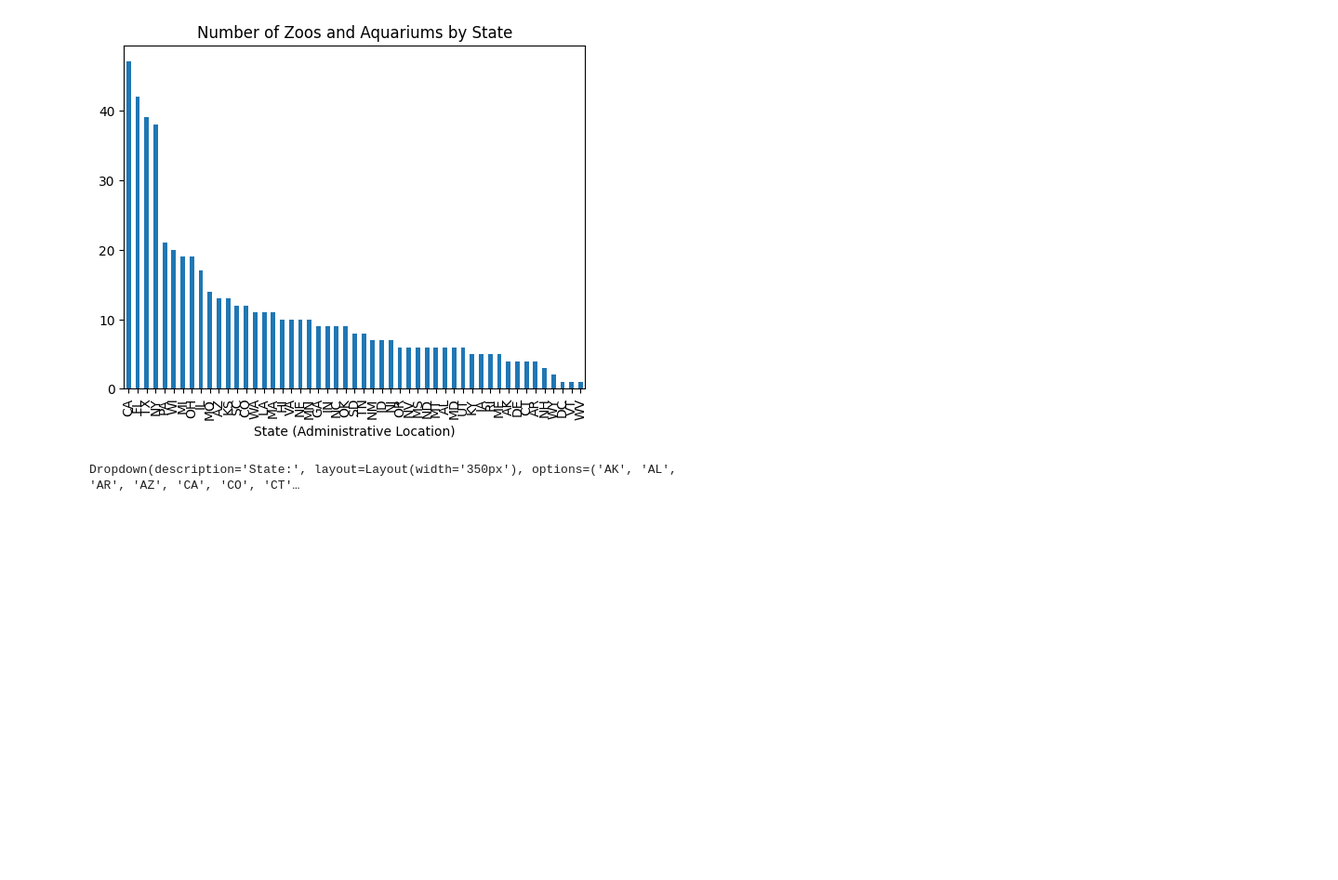
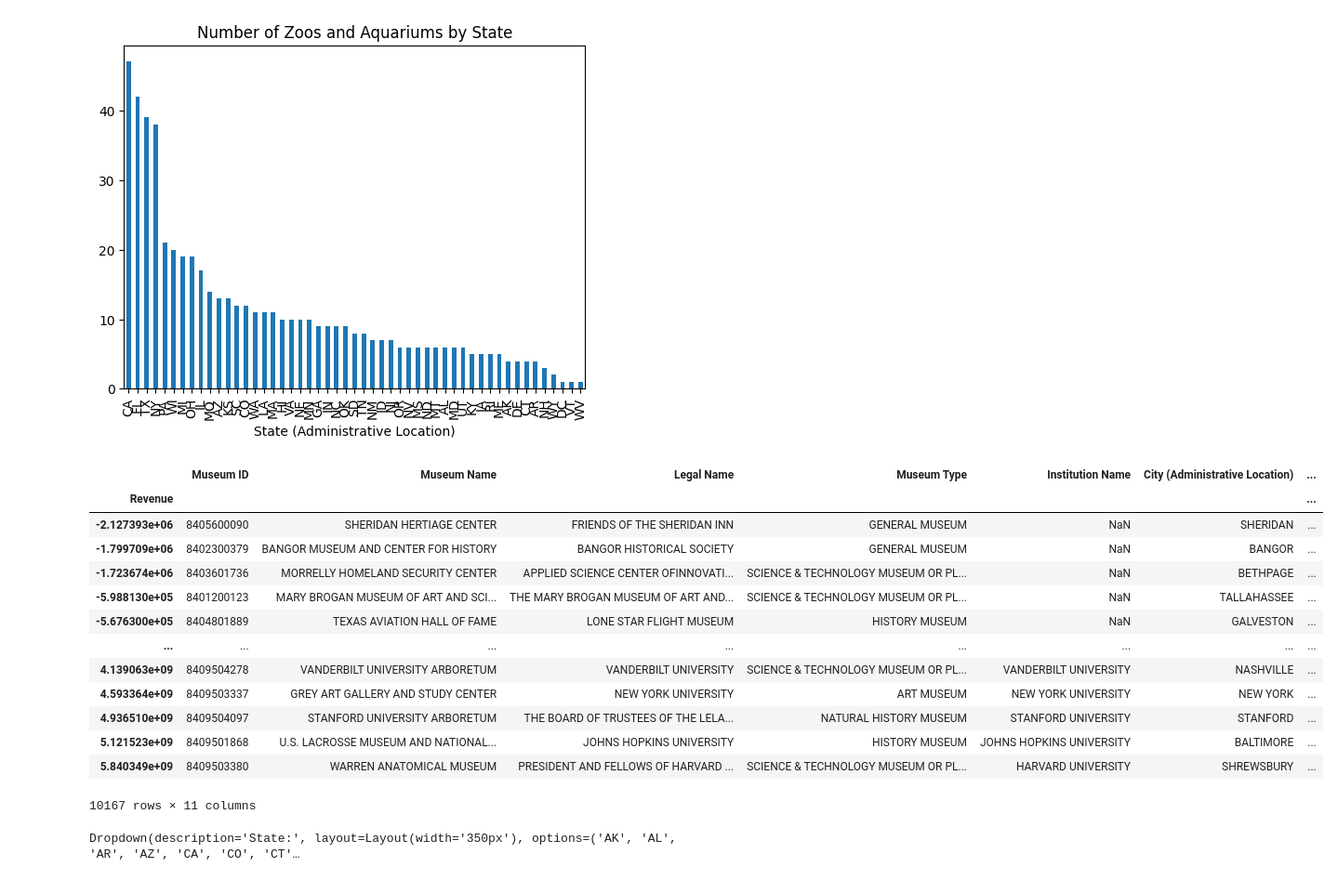
Before and after one commit to SevenDot0-Week5/MuseumsNotebook, a Jupyter notebook: MuseumNotes.ipynb, the cells around one changed output. Shown at 93% size. Saved outputs shown, nothing was run; the diff lists cells and outputs as text; code cells hidden in the pictures; blank space fills up the shorter version.

Commit message:
Harvard file highest

```diff
--- a/MuseumNotes.ipynb
+++ b/MuseumNotes.ipynb
@@ -154,6 +156,23 @@ s_zoo_aqua.plot(x='State (Administrative Location)', y='Count', kind='bar', lege
 # %% [output]
 <Axes: title={'center': 'Number of Zoos and Aquariums by State'}, xlabel='State (Administrative Location)'>
 [figure]
+# %%
+clean_copy.groupby('Revenue').max()
+# %% [output]
+|  | Museum ID | Museum Name | Legal Name | Museum Type | Institution Name | City (Administrative Location) | ... |
+| Revenue |  |  |  |  |  |  | ... |
+| -2.127393e+06 | 8405600090 | SHERIDAN HERTIAGE CENTER | FRIENDS OF THE SHERIDAN INN | GENERAL MUSEUM | NaN | SHERIDAN | ... |
+| -1.799709e+06 | 8402300379 | BANGOR MUSEUM AND CENTER FOR HISTORY | BANGOR HISTORICAL SOCIETY | GENERAL MUSEUM | NaN | BANGOR | ... |
+| -1.723674e+06 | 8403601736 | MORRELLY HOMELAND SECURITY CENTER | APPLIED SCIENCE CENTER OFINNOVATI... | SCIENCE & TECHNOLOGY MUSEUM OR PL... | NaN | BETHPAGE | ... |
+| -5.988130e+05 | 8401200123 | MARY BROGAN MUSEUM OF ART AND SCI... | THE MARY BROGAN MUSEUM OF ART AND... | SCIENCE & TECHNOLOGY MUSEUM OR PL... | NaN | TALLAHASSEE | ... |
+| -5.676300e+05 | 8404801889 | TEXAS AVIATION HALL OF FAME | LONE STAR FLIGHT MUSEUM | HISTORY MUSEUM | NaN | GALVESTON | ... |
+| ... | ... | ... | ... | ... | ... | ... | ... |
+| 4.139063e+09 | 8409504278 | VANDERBILT UNIVERSITY ARBORETUM | VANDERBILT UNIVERSITY | SCIENCE & TECHNOLOGY MUSEUM OR PL... | VANDERBILT UNIVERSITY | NASHVILLE | ... |
+| 4.593364e+09 | 8409503337 | GREY ART GALLERY AND STUDY CENTER | NEW YORK UNIVERSITY | ART MUSEUM | NEW YORK UNIVERSITY | NEW YORK | ... |
+| 4.936510e+09 | 8409504097 | STANFORD UNIVERSITY ARBORETUM | THE BOARD OF TRUSTEES OF THE LELA... | NATURAL HISTORY MUSEUM | STANFORD UNIVERSITY | STANFORD | ... |
+| 5.121523e+09 | 8409501868 | U.S. LACROSSE MUSEUM AND NATIONAL... | JOHNS HOPKINS UNIVERSITY | HISTORY MUSEUM | JOHNS HOPKINS UNIVERSITY | BALTIMORE | ... |
+| 5.840349e+09 | 8409503380 | WARREN ANATOMICAL MUSEUM | PRESIDENT AND FELLOWS OF HARVARD ... | SCIENCE & TECHNOLOGY MUSEUM OR PL... | HARVARD UNIVERSITY | SHREWSBURY | ... |
+10167 rows × 11 columns
 # %%
 import matplotlib.pyplot as plt
 import ipywidgets as widgets
```
Also changed, not shown: parts of 4 cells of this notebook.
